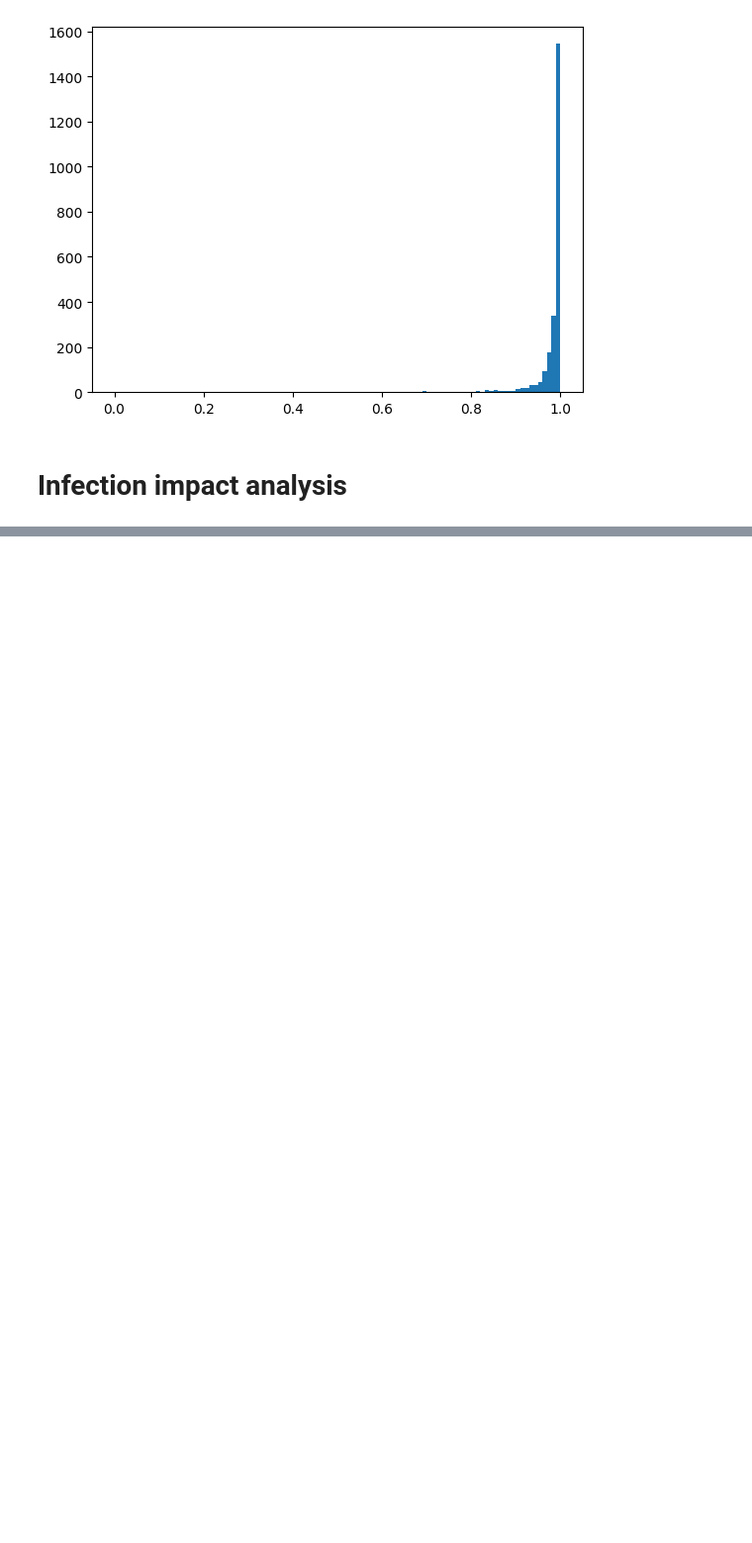
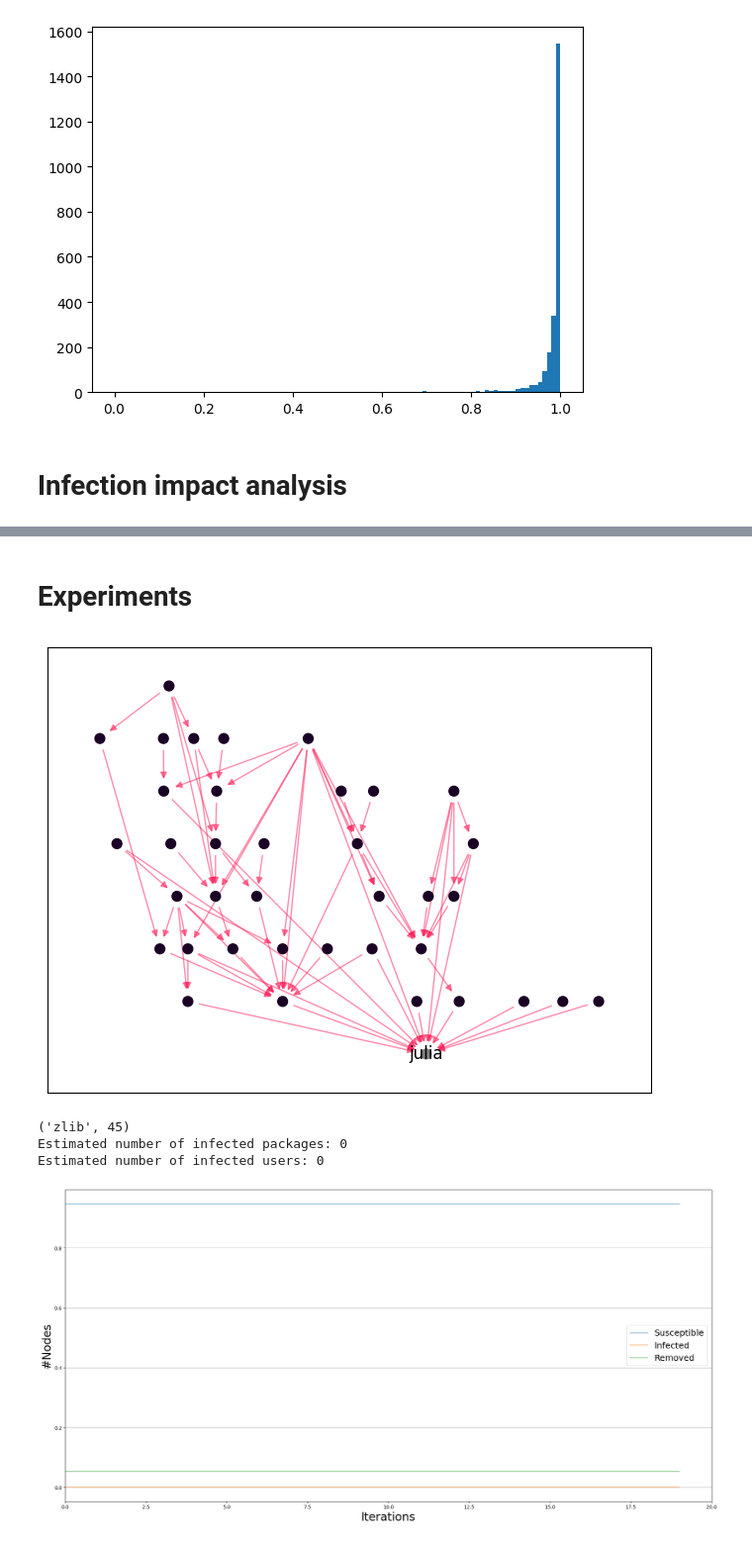
Before and after one commit to Krrer-uni/DAVe, a Jupyter notebook: dave.ipynb, the cells around one changed output, grey strips where cells are left out. Shown at 99% size. Drawn from its saved outputs; the diff is of its cells as text; code cells hidden in the pictures; blank space fills up the shorter version.

Commit message:
run experiments

```diff
--- a/dave.ipynb
+++ b/dave.ipynb
@@ -296,11 +302,14 @@ from ndlib.models import ModelConfig
 
 SUSC, INF, REM = 0, 1, 2
 
+
 def get_infection_probability(edge, min_infection_probability):
-    contributors_indices = package_stats.index[package_stats['package'] == edge[1]]
+    contributors_indices = package_stats.index[package_stats["package"] == edge[1]]
     if len(contributors_indices) > 0:
         # Assumes only one item, will throw an exception if there's more (there shouldn't be)
-        infection_probability = normalized_and_scaled_contributors.loc[contributors_indices.item()]
+        infection_probability = normalized_and_scaled_contributors.loc[
+            contributors_indices.item()
+        ]
     else:
         infection_probability = min_infection_probability
     return infection_probability
@@ -312,8 +321,12 @@ def estimate_infection_fallout(first_package, min_infection_probability):
     config.add_model_initial_configuration("Infected", [first_package])
 
     for edge in G.edges:
-        infection_probability = get_infection_probability(edge, min_infection_probability)
-        infection_probability = infection_probability if infection_probability != np.nan else 0.47495
+        infection_probability = get_infection_probability(
+            edge, min_infection_probability
+        )
+        infection_probability = (
+            infection_probability if infection_probability != np.nan else 0.47495
+        )
         config.add_edge_configuration("threshold", edge, infection_probability)
 
     model.set_initial_status(config)
@@ -334,7 +347,9 @@ def estimate_infection_fallout(first_package, min_infection_probability):
 # %%
 from ndlib.viz.mpl.DiffusionTrend import DiffusionTrend
 
-model, trends, infected_packages, infected_users = estimate_infection_fallout("openssl@3", a)
+model, trends, infected_packages, infected_users = estimate_infection_fallout(
+    "openssl@3", a
+)
 print(f"Estimated number of infected packages: {infected_packages}")
 print(f"Estimated number of infected users: {infected_users}")
 DiffusionTrend(model, trends).plot()
@@ -344 +359,3 @@ Estimated number of infected users: 11329507
 [figure]
+# %% [markdown]
+# Experiments
@@ -344,0 +393,38 @@ Estimated number of infected users: 11329507
+# %%
+def run_experiment(target_package, min_infection_probability):
+    graph = load_dependency_graph(target_package)
+
+    graph_package_dependency(graph, target_package)
+
+    initial_infected = find_dependents_to_infect(
+        target_package, "contributors_count", G=graph
+    )[0]
+    print(initial_infected)
+
+    model, trends, infected_packages, infected_users = (
+        estimate_infection_fallout_for_graph(
+            initial_infected, min_infection_probability, graph
+        )
+    )
+    return model, trends, infected_packages, infected_users
+
+
+targets = [
+    "julia",
+    "python@3.12",
+    # "rtabmap",
+]
+
+for target in targets:
+    model, trends, infected_packages, infected_users = run_experiment(target, a)
+    print(f"Estimated number of infected packages: {infected_packages}")
+    print(f"Estimated number of infected users: {infected_users}")
+
+
+DiffusionTrend(model, trends).plot()
+# %% [output]
+[figure, added]
+('zlib', 45)
+Estimated number of infected packages: 0
+Estimated number of infected users: 0
+[figure, added]
```
Also changed, not shown: parts of 12 cells of this notebook, 1 other file.
